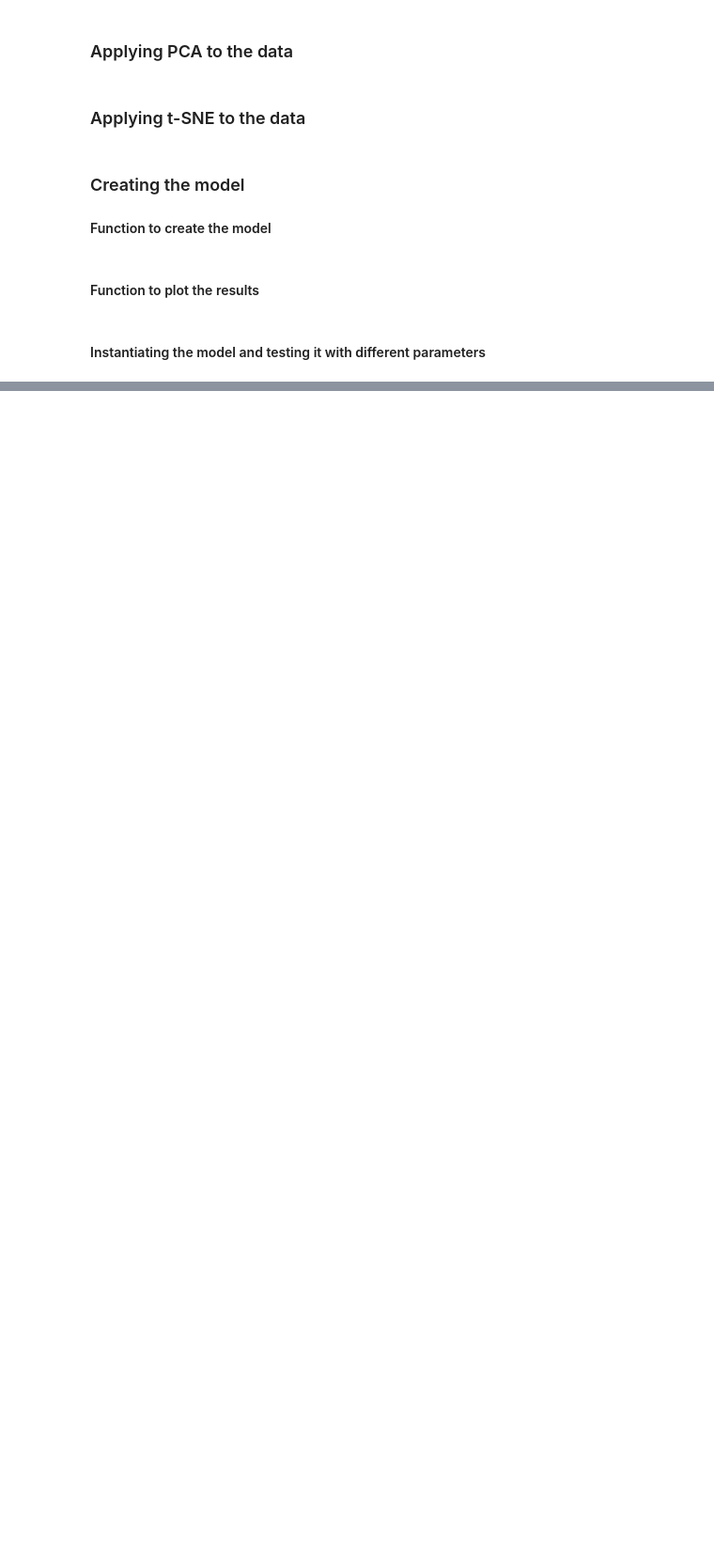
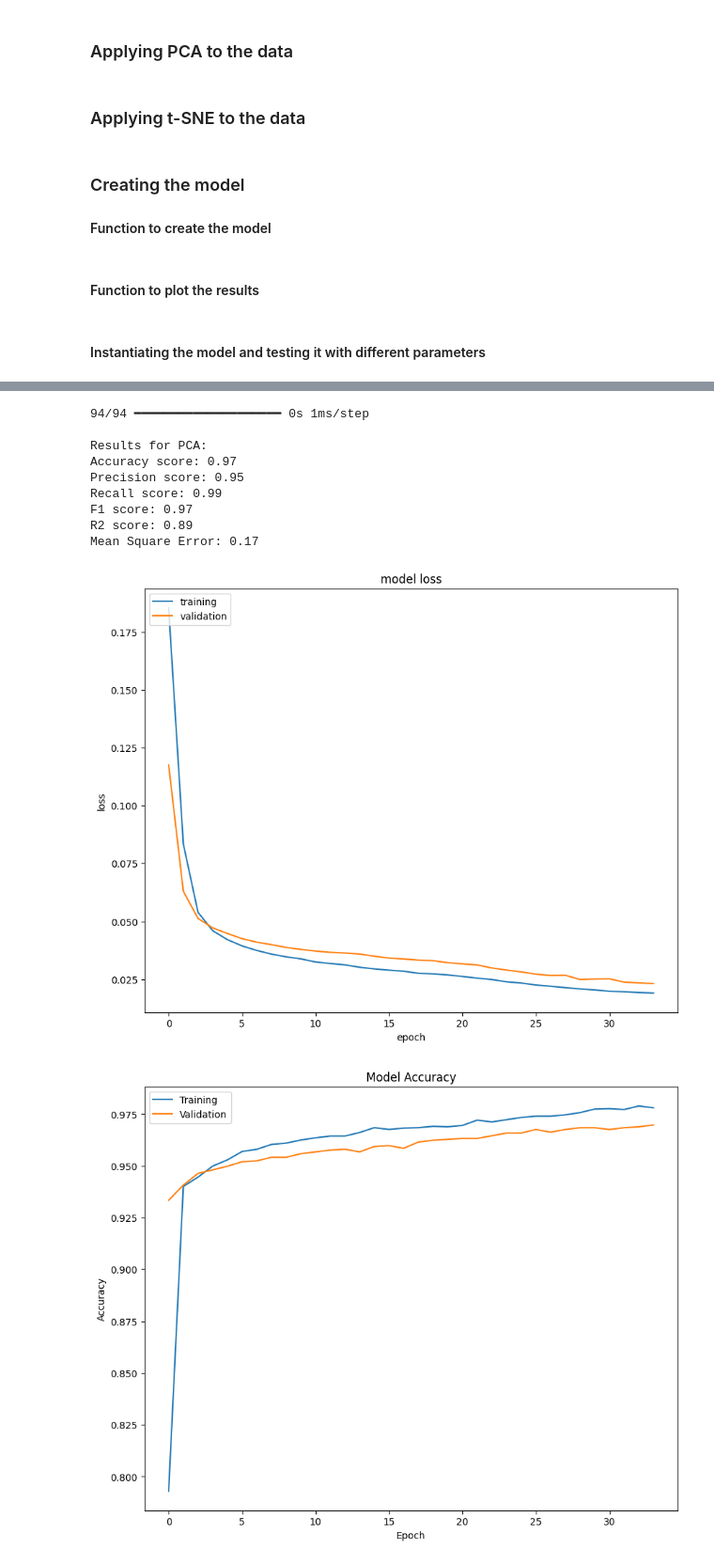
Before and after one commit to rrangelvargas/INM701, a Jupyter notebook: src/main_nn.ipynb, the cells around one changed output, grey strips where cells are left out. Shown at 94% size. Drawn from its saved outputs; the diff is of its cells as text; code cells hidden in the pictures; blank space fills up the shorter version.

```diff
--- a/src/main_nn.ipynb
+++ b/src/main_nn.ipynb
@@ -153,9 +153,12 @@ def create_model(
         patience=3, # patience for early stopping
         loss_function='mean_squared_error', # loss function
         optimizer='adam', # optimizer
+        hidden_layer_size=64, # number of hidden layers
+        num_hidden_layers=1, # number of hidden layers
         early_stopping=True, # early stopping
         use_pca=False, # use PCA
-        use_tsne=False # use t-SNE
+        use_tsne=False, # use t-SNE
+        verbose=1 # verbose
 ):
 
     if use_pca:
@@ -166,7 +169,8 @@ def create_model(
     #initializing the model and adding the hidden layers
     model = Sequential()
     model.add(Input(shape=(X_train.shape[1],)))
-    model.add(Dense(64, activation='relu')) # Hidden layer
+    for i in range(num_hidden_layers):
+        model.add(Dense(int(hidden_layer_size/(2**i)), activation='relu')) # Hidden layer
     model.add(Dense(y.shape[1], activation='softmax')) # Output layer
 
     if optimizer == 'adam':
@@ -183,7 +187,7 @@ def create_model(
         monitor='loss',
         min_delta=1e-3,
         patience=patience,
-        verbose=1,
+        verbose=verbose,
         mode='auto',
         restore_best_weights=True
     )
@@ -193,7 +197,7 @@ def create_model(
         X_train,
         y_train,
         validation_split=validation_split,
-        verbose=1,
+        verbose=verbose,  # Changed from 1 to 0 to suppress epoch printing
         epochs=epochs,
         batch_size=batch_size,
         callbacks=[monitor] if early_stopping else [],
@@ -525,0 +418,17 @@ Mean Square Error: 0.78
+# %%
+# PCA
+model_pca, result_pca, X_test_pca = create_model(
+    X_train,
+    y_train,
+    X_test,
+    learning_rate=0.001,
+    optimizer='adam',
+    loss_function='mean_squared_error',
+    batch_size=batch_size,
+    patience=patience,
+    epochs=epochs,
+    hidden_layer_size=32,
+    num_hidden_layers=2,
+    use_pca=True,
+    verbose=1
+)
@@ -525,0 +453,20 @@ Mean Square Error: 0.78
+# %%
+pred_pca = model_pca.predict(X_test_pca)
+pred_pca = np.argmax(pred_pca, axis=1)
+y_compare = np.argmax(y_test, axis=1)
+
+print("\nResults for PCA:")
+print_scores(y_compare, pred_pca)
+plot_graphs(result_pca, y_compare, pred_pca)
+# %% [output]
+94/94 ━━━━━━━━━━━━━━━━━━━━ 0s 1ms/step
+
+Results for PCA:
+Accuracy score: 0.97
+Precision score: 0.95
+Recall score: 0.99
+F1 score: 0.97
+R2 score: 0.89
+Mean Square Error: 0.17
+[figure, added]
+[figure, added]
```
Also changed, not shown: parts of 24 cells of this notebook, 1 other file.
